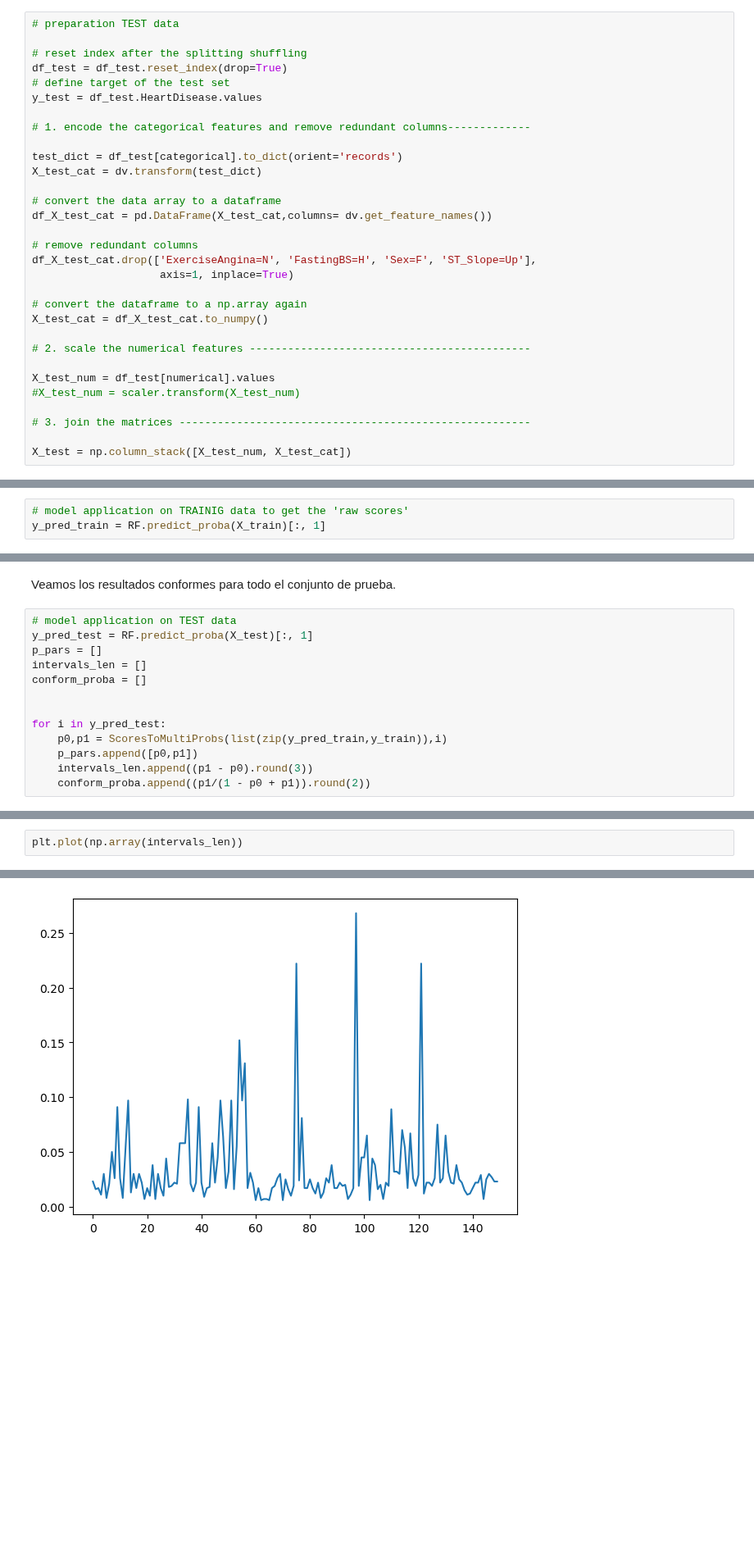
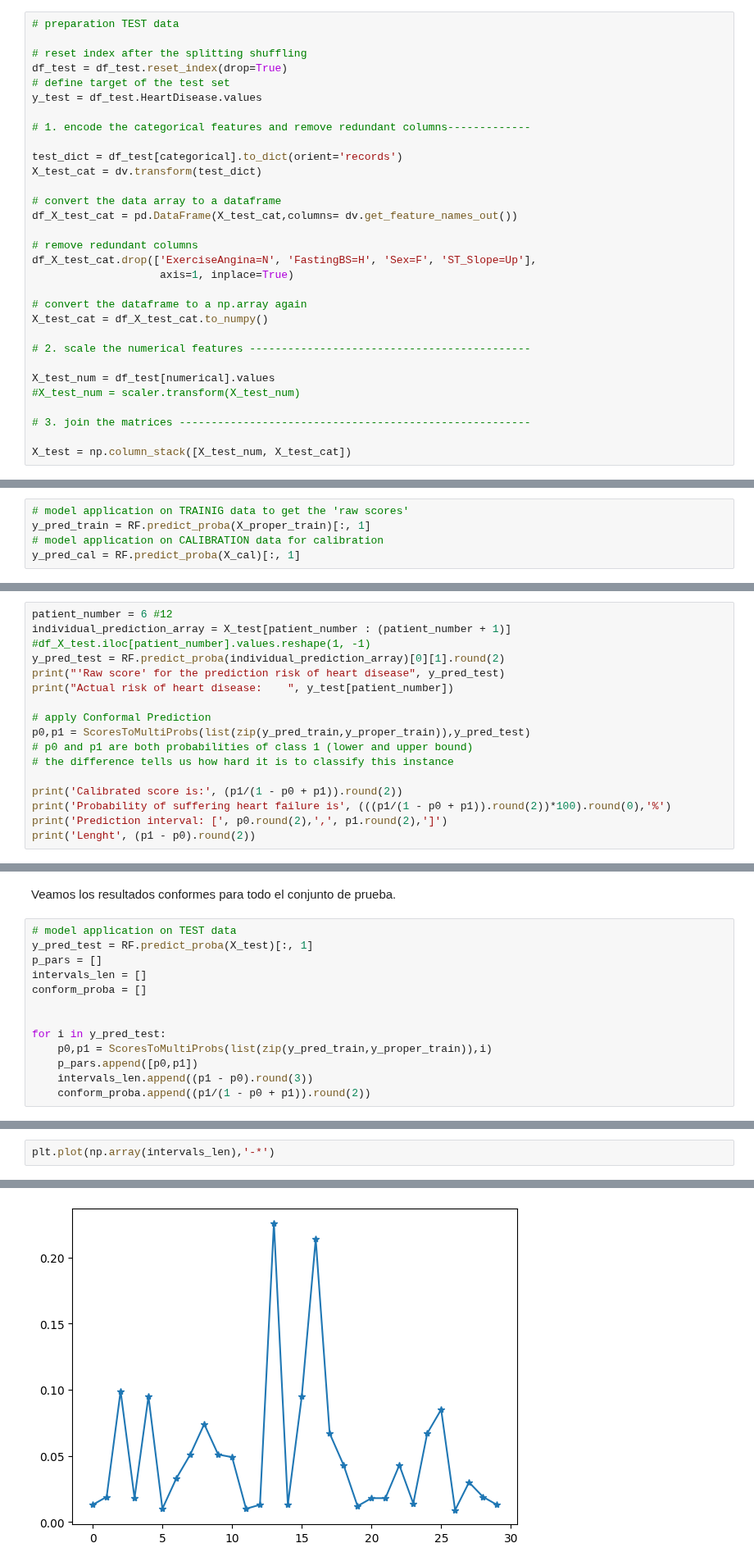
Before and after one commit to MMdeCastro/Uncertainty_Quantification_XAI, a Jupyter notebook: UQ.ipynb, the cells around one changed output, grey strips where cells are left out. Shown at 82% size. Drawn from its saved outputs; the diff is of its cells as text; blank space fills up the shorter version.

```diff
--- a/UQ.ipynb
+++ b/UQ.ipynb
@@ -501,7 +506,7 @@ test_dict = df_test[categorical].to_dict(orient='records')
 X_test_cat = dv.transform(test_dict)
 
 # convert the data array to a dataframe
-df_X_test_cat = pd.DataFrame(X_test_cat,columns= dv.get_feature_names())
+df_X_test_cat = pd.DataFrame(X_test_cat,columns= dv.get_feature_names_out())
 
 # remove redundant columns
 df_X_test_cat.drop(['ExerciseAngina=N', 'FastingBS=H', 'Sex=F', 'ST_Slope=Up'],
@@ -881,4 +928,6 @@ Aplicando la función `ScoresToMultiProbs()` a  la lista de pares '(raw_score, t
 # %%
 # model application on TRAINIG data to get the 'raw scores'
-y_pred_train = RF.predict_proba(X_train)[:, 1]
+y_pred_train = RF.predict_proba(X_proper_train)[:, 1]
+# model application on CALIBRATION data for calibration
+y_pred_cal = RF.predict_proba(X_cal)[:, 1]
 # %% [markdown]
@@ -950,0 +1048,17 @@ En este último ejemplo tenemos une paciente sin fallo cardíaco que el bosque a
+# %%
+patient_number = 6 #12
+individual_prediction_array = X_test[patient_number : (patient_number + 1)]
+#df_X_test.iloc[patient_number].values.reshape(1, -1)
+y_pred_test = RF.predict_proba(individual_prediction_array)[0][1].round(2)
+print("'Raw score' for the prediction risk of heart disease", y_pred_test)
+print("Actual risk of heart disease:    ", y_test[patient_number])
+
+# apply Conformal Prediction
+p0,p1 = ScoresToMultiProbs(list(zip(y_pred_train,y_proper_train)),y_pred_test)
+# p0 and p1 are both probabilities of class 1 (lower and upper bound)
+# the difference tells us how hard it is to classify this instance
+
+print('Calibrated score is:', (p1/(1 - p0 + p1)).round(2))
+print('Probability of suffering heart failure is', (((p1/(1 - p0 + p1)).round(2))*100).round(0),'%')
+print('Prediction interval: [', p0.round(2),',', p1.round(2),']')
+print('Lenght', (p1 - p0).round(2))
@@ -959,7 +1082,7 @@ conform_proba = []
 
 
 for i in y_pred_test:
-    p0,p1 = ScoresToMultiProbs(list(zip(y_pred_train,y_train)),i)
+    p0,p1 = ScoresToMultiProbs(list(zip(y_pred_train,y_proper_train)),i)
     p_pars.append([p0,p1])
     intervals_len.append((p1 - p0).round(3))
     conform_proba.append((p1/(1 - p0 + p1)).round(2))
@@ -968,8 +1091,8 @@ Las probabilidades calibradas, ya legítimas y no son solo heurísticas, son las
 
 Vemos que varios intervalos de predicción son muy grandes, esas son las predicciones con más incerticumbre, vamos a separarlas. En un ejemplo real, implementaremos una señal y el programa nos dirá 'no puedo predecir, no tengo ni idea' y une humane se encargará de clasificar estas instancias. Separamos aquellas cuyo intervalo sea muy grande, más grandes que cierto 'nivel de confianza' $\epsilon$, veamos cual:
 # %%
-plt.plot(np.array(intervals_len))
+plt.plot(np.array(intervals_len),'-*')
 # %% [output]
 [<matplotlib.lines.Line2D at 0x...>]
-[figure, old version]
+[figure, new version]
 # %% [markdown]
```
Also changed, not shown: parts of 58 cells of this notebook, 1 other file.
